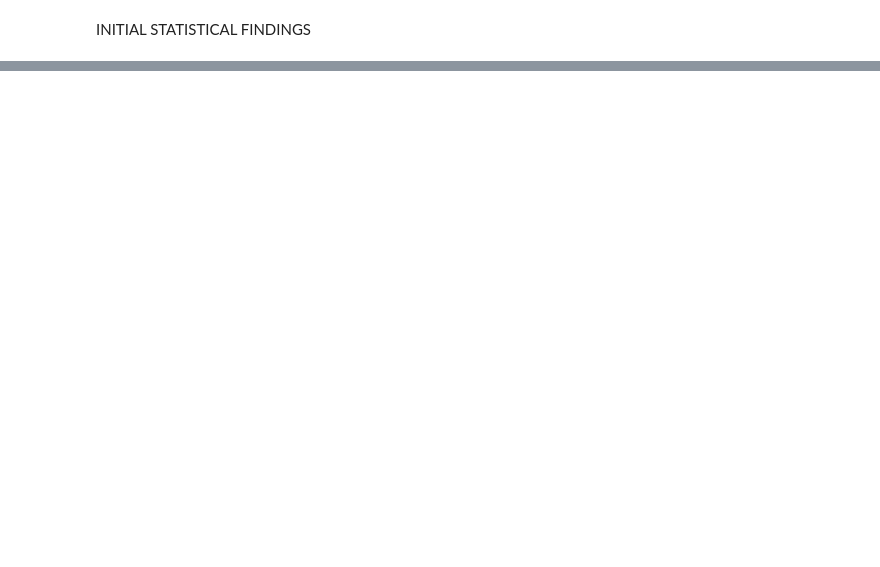
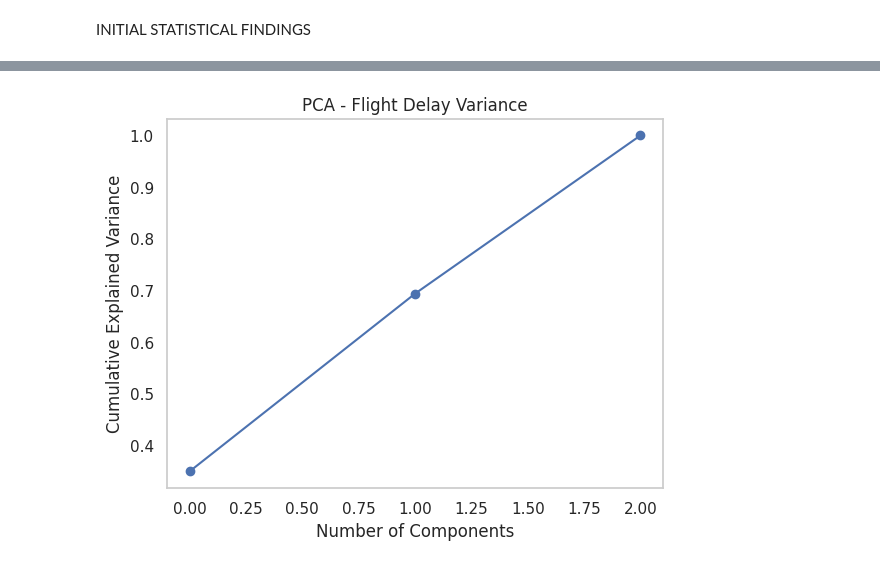
Before and after one commit to NamiyaMayilsamy/24ADI204_-DSV_TEAM-16, a Jupyter notebook: DSV_TEAM_16.ipynb, the cells around one changed output, grey strips where cells are left out. Cells and saved outputs as stored; diff of their text form; code cells hidden in the pictures; blank space fills up the shorter version.

```diff
--- a/DSV_TEAM_16.ipynb
+++ b/DSV_TEAM_16.ipynb
@@ -658,0 +694,86 @@ Passing `palette` without assigning `hue` is deprecated and will be removed in v
+# %%
+from sklearn.feature_selection import SelectKBest, f_classif
+from sklearn.preprocessing import StandardScaler
+from sklearn.decomposition import PCA
+
+df = pd.read_csv("final_cleaned_dataset.csv")
+
+print("Columns in dataset:\n", df.columns)
+
+if 'ARR_DELAY' in df.columns:
+    df['ARR_DELAY'] = df['ARR_DELAY'].fillna(df['ARR_DELAY'].median())
+
+if 'DEP_DELAY' in df.columns:
+    df['DEP_DELAY'] = df['DEP_DELAY'].fillna(df['DEP_DELAY'].median())
+
+df['FLIGHT_STATUS'] = df['ARR_DELAY'].apply(lambda x: 1 if x > 0 else 0).astype(int)
+
+
+possible_features = [
+    'DEP_DELAY',
+    'TAXI_OUT',
+    'TAXI_IN',
+    'AIR_TIME',
+    'DISTANCE'
+]
+
+features = [col for col in possible_features if col in df.columns]
+
+print("\nUsing Features:", features)
+
+X = df[features].copy()
+y = df['FLIGHT_STATUS']
+
+X = X.fillna(X.median())
+
+k = min(3, X.shape[1])
+selector = SelectKBest(score_func=f_classif, k=k)
+X_selected = selector.fit_transform(X, y)
+
+selected_features = np.array(features)[selector.get_support()]
+print("\nSelected Features:", selected_features)
+
+scaler = StandardScaler()
+X_scaled = scaler.fit_transform(X_selected)
+
+
+pca = PCA() # Initialize PCA here
+X_pca = pca.fit_transform(X_scaled)
+
+explained_variance = pca.explained_variance_ratio_
+
+print("\nExplained Variance Ratio:")
+print(explained_variance)
+
+plt.figure()
+plt.plot(np.cumsum(explained_variance), marker='o')
+plt.xlabel('Number of Components')
+plt.ylabel('Cumulative Explained Variance')
+plt.title('PCA - Flight Delay Variance')
+plt.grid()
+plt.show()
+
+pca_final = PCA(n_components=2)
+X_reduced = pca_final.fit_transform(X_scaled)
+
+pca_df = pd.DataFrame(X_reduced, columns=['PC1', 'PC2'])
+pca_df['FLIGHT_STATUS'] = y.values
+
+print("\nReduced Data (First 5 rows):")
+print(pca_df.head())
+
+plt.figure()
+
+subset0 = pca_df[pca_df['FLIGHT_STATUS'] == 0]
+subset1 = pca_df[pca_df['FLIGHT_STATUS'] == 1]
+
+plt.scatter(subset0['PC1'], subset0['PC2'], alpha=0.3, label='On Time')
+plt.scatter(subset1['PC1'], subset1['PC2'], alpha=0.3, label='Delayed')
+
+plt.xlabel('Principal Component 1')
+plt.ylabel('Principal Component 2')
+plt.title('PCA - Flight Status Visualization')
+plt.legend()
+plt.grid()
+plt.show()
+# %% [output]
@@ -658,0 +796 @@ Passing `palette` without assigning `hue` is deprecated and will be removed in v
+[figure, added]
```
Also changed, not shown: parts of 21 cells of this notebook.
